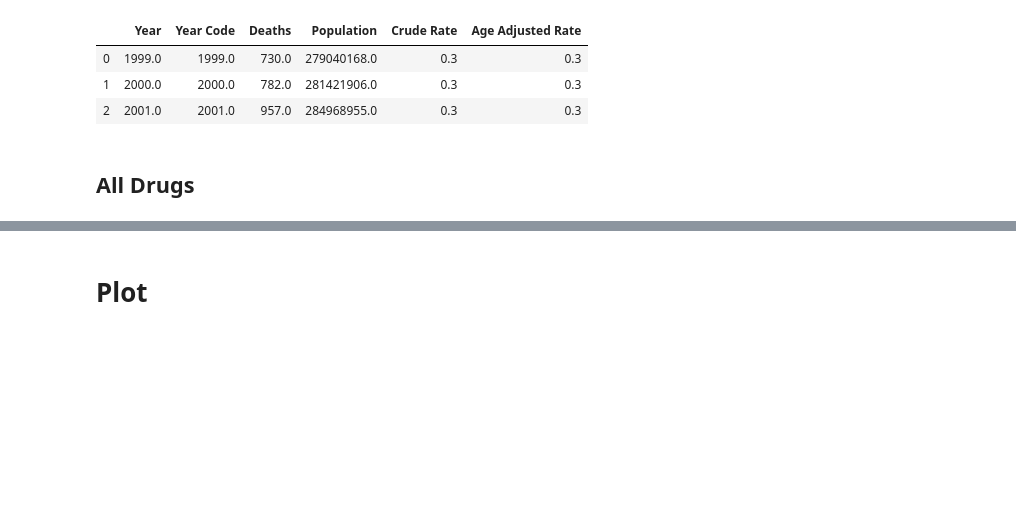
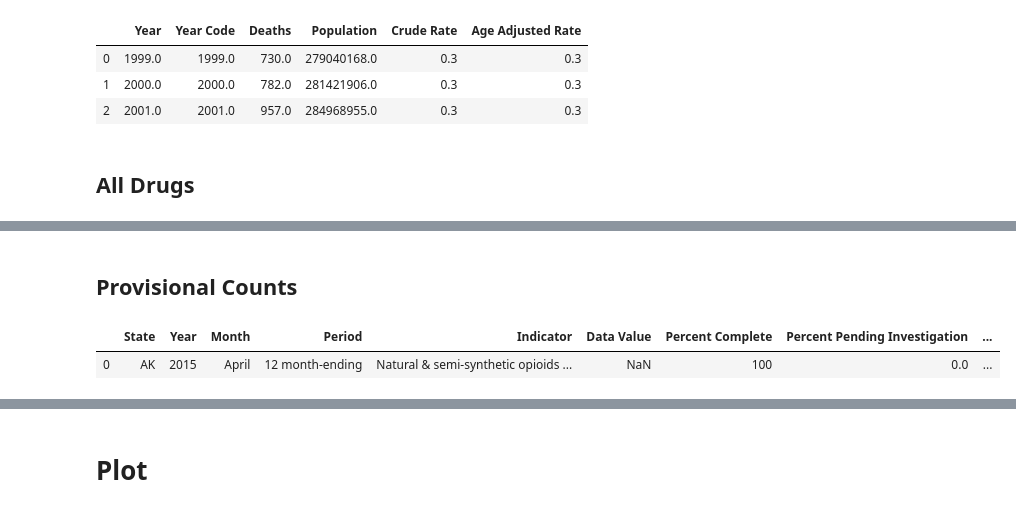
Before and after one commit to nithish08/opioids, a Jupyter notebook: src/MS-fentanyl-rise.ipynb, the cells around one changed output, grey strips where cells are left out. Cells and saved outputs as stored; diff of their text form; code cells hidden in the pictures; blank space fills up the shorter version.

```diff
--- a/src/MS-fentanyl-rise.ipynb
+++ b/src/MS-fentanyl-rise.ipynb
@@ -76,3 +137,12 @@ drugs.head(3)
 # Split frame at jump in fentanyl overdoses (2014-15)
 drugs_pre2014 = drugs[:15]
 drugs_post2014 = drugs[14:]
+# %% [markdown]
+## Provisional Counts
+# %%
+# Load data
+types_prov = pd.read_csv('../input/provisional-deaths-per-type-2019.csv')
+types_prov.head(1)
+# %% [output]
+|  | State | Year | Month | Period | Indicator | Data Value | Percent Complete | Percent Pending Investigation | ... |
+| 0 | AK | 2015 | April | 12 month-ending | Natural & semi-synthetic opioids ... | NaN | 100 | 0.0 | ... |
```
Also changed, not shown: parts of 23 cells of this notebook, 1 other file.
